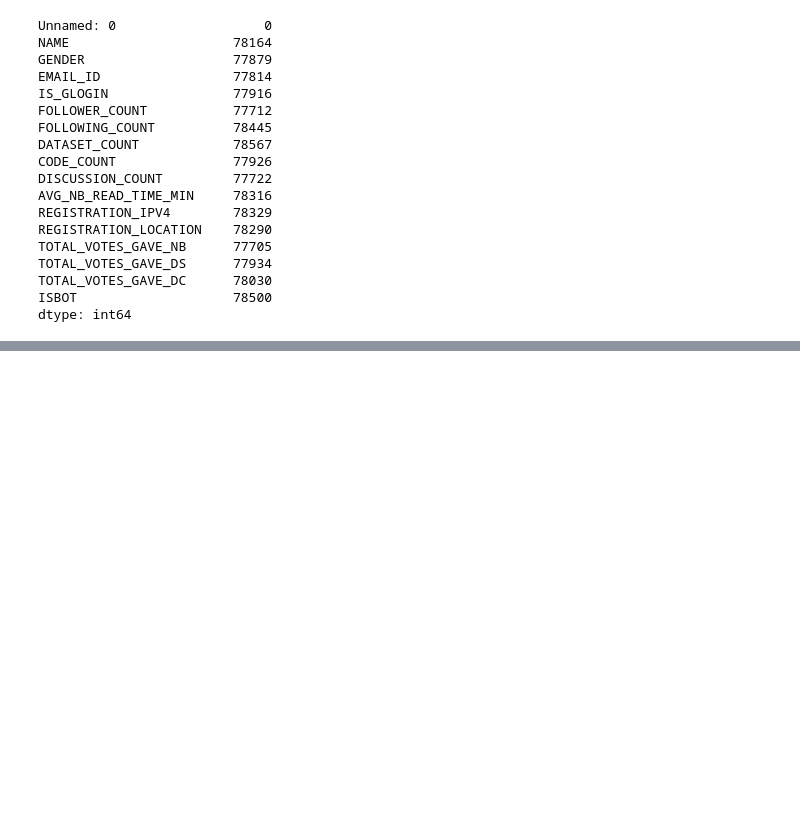
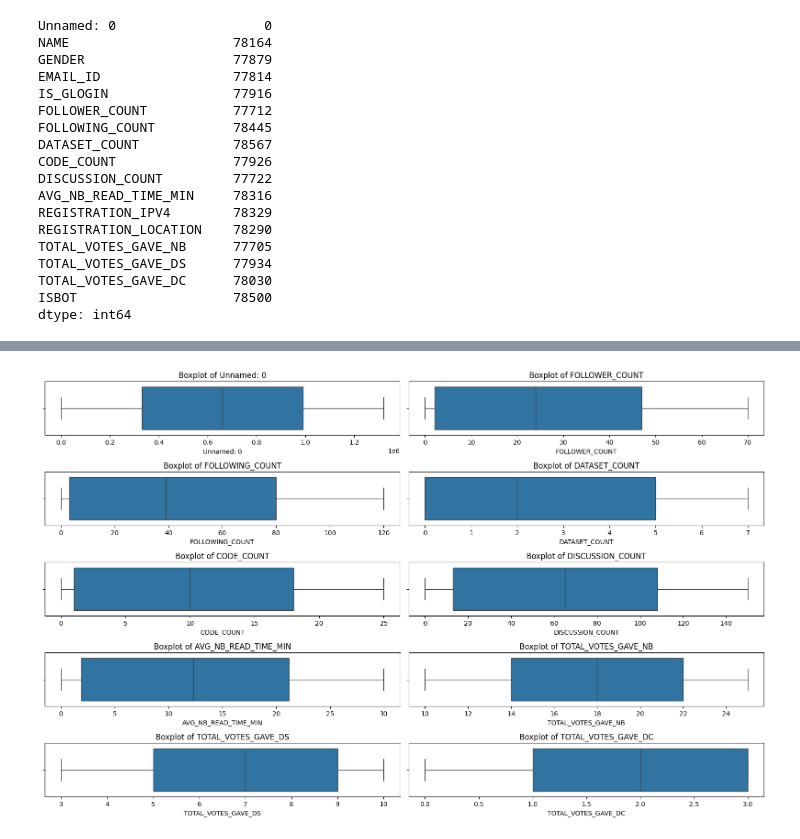
Before and after one commit to Hidayattt24/UTS-PRAKTIKUM-ML, a Jupyter notebook: notebook.ipynb, the cells around one changed output, grey strips where cells are left out. Drawn from its saved outputs; the diff is of its cells as text; code cells hidden in the pictures; blank space fills up the shorter version.

```diff
--- a/notebook.ipynb
+++ b/notebook.ipynb
@@ -109,0 +195,16 @@ Index(['NAME', 'GENDER', 'EMAIL_ID', 'IS_GLOGIN', 'FOLLOWER_COUNT',
+# %%
+# Box plot untuk deteksi outlier
+
+# Ambil hanya kolom numerik
+numerik_cols = df.select_dtypes(include=['int64', 'float64']).columns
+
+# Boxplot untuk semua kolom numerik
+plt.figure(figsize=(16, 10))
+for i, col in enumerate(numerik_cols):
+    plt.subplot((len(numerik_cols)+1)//2, 2, i+1)
+    sns.boxplot(data=df, x=col)
+    plt.title(f'Boxplot of {col}')
+    plt.tight_layout()
+plt.show()
+# %% [output]
+[figure, added]
```
Also changed, not shown: parts of 26 cells of this notebook.
